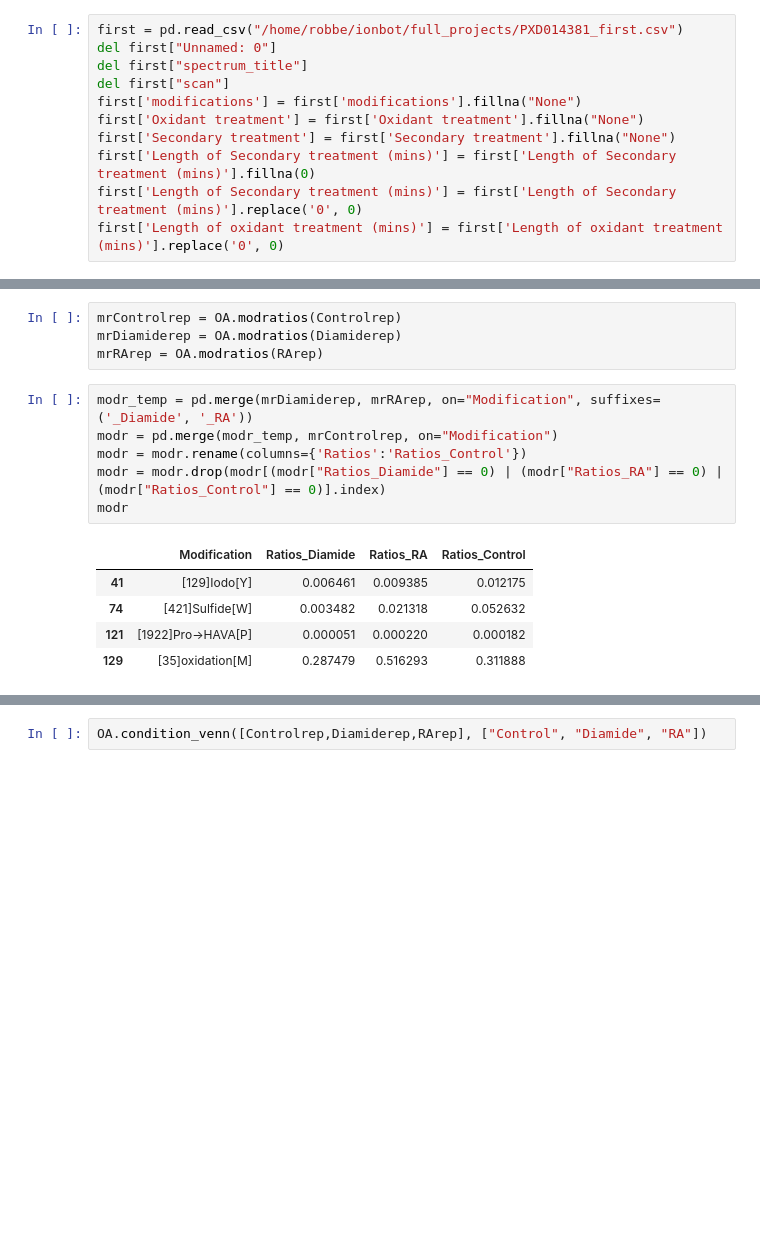
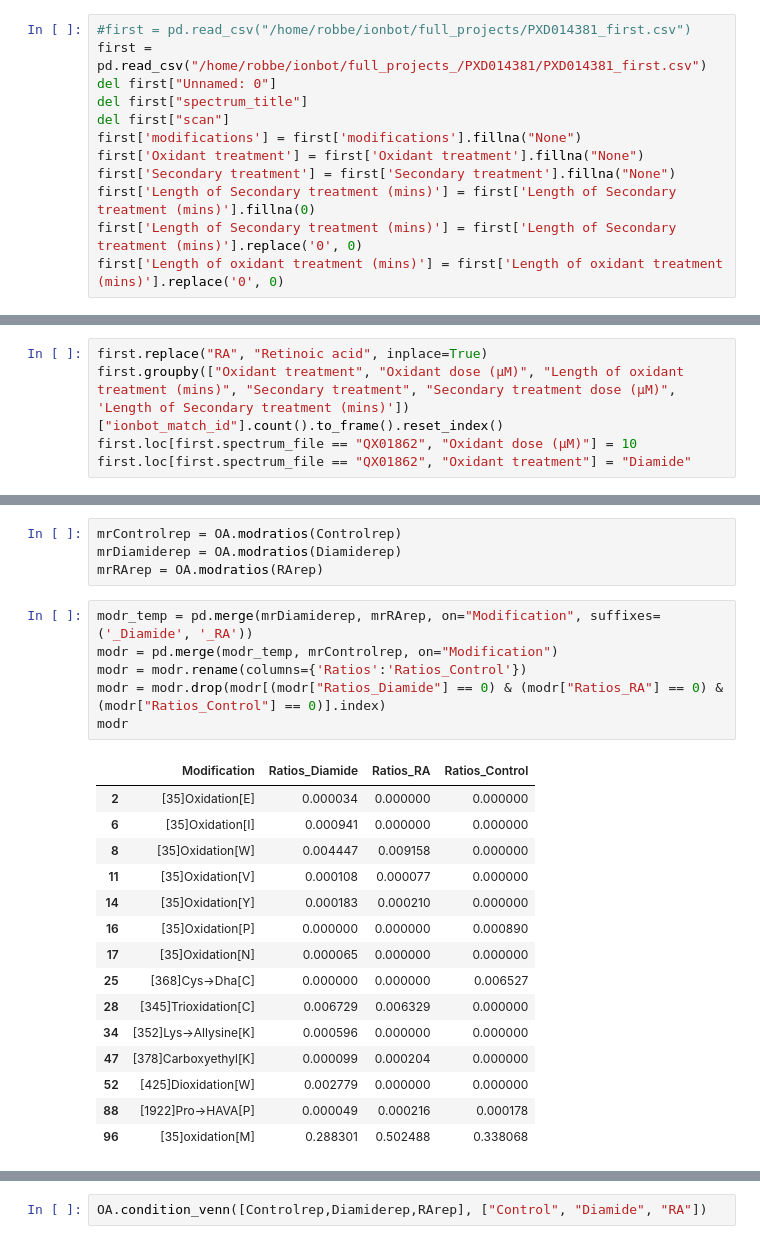
Before and after one commit to rodvrees/Master_Thesis, a Jupyter notebook: Project_analysis/PXD014381.ipynb, the cells around one changed output, grey strips where cells are left out. Cells and saved outputs as stored; diff of their text form; blank space fills up the shorter version.

```diff
--- a/Project_analysis/PXD014381.ipynb
+++ b/Project_analysis/PXD014381.ipynb
@@ -23,7 +23,8 @@ import warnings; warnings.simplefilter('ignore')
 # %% [markdown]
 # Analysis without LFQ data
 # %%
-first = pd.read_csv("/home/robbe/ionbot/full_projects/PXD014381_first.csv")
+#first = pd.read_csv("/home/robbe/ionbot/full_projects/PXD014381_first.csv")
+first = pd.read_csv("/home/robbe/ionbot/full_projects_/PXD014381/PXD014381_first.csv")
 del first["Unnamed: 0"]
 del first["spectrum_title"]
 del first["scan"]
@@ -56,3 +58,8 @@ first.groupby(["Oxidant treatment", "Oxidant dose (µM)", "Length of oxidant tre
+# %%
+first.replace("RA", "Retinoic acid", inplace=True)
+first.groupby(["Oxidant treatment", "Oxidant dose (µM)", "Length of oxidant treatment (mins)", "Secondary treatment", "Secondary treatment dose (µM)", 'Length of Secondary treatment (mins)'])["ionbot_match_id"].count().to_frame().reset_index()
+first.loc[first.spectrum_file == "QX01862", "Oxidant dose (µM)"] = 10
+first.loc[first.spectrum_file == "QX01862", "Oxidant treatment"] = "Diamide"
 # %% [markdown]
 ### Conditions that will be compared
 
@@ -92,15 +99,25 @@ mrRArep = OA.modratios(RArep)
 # %%
 modr_temp = pd.merge(mrDiamiderep, mrRArep, on="Modification", suffixes=('_Diamide', '_RA'))
 modr = pd.merge(modr_temp, mrControlrep, on="Modification")
 modr = modr.rename(columns={'Ratios':'Ratios_Control'})
-modr = modr.drop(modr[(modr["Ratios_Diamide"] == 0) | (modr["Ratios_RA"] == 0) | (modr["Ratios_Control"] == 0)].index)
+modr = modr.drop(modr[(modr["Ratios_Diamide"] == 0) & (modr["Ratios_RA"] == 0) & (modr["Ratios_Control"] == 0)].index)
 modr
 # %% [output]
 |  | Modification | Ratios_Diamide | Ratios_RA | Ratios_Control |
-| 41 | [129]Iodo[Y] | 0.006461 | 0.009385 | 0.012175 |
-| 74 | [421]Sulfide[W] | 0.003482 | 0.021318 | 0.052632 |
-| 121 | [1922]Pro->HAVA[P] | 0.000051 | 0.000220 | 0.000182 |
-| 129 | [35]oxidation[M] | 0.287479 | 0.516293 | 0.311888 |
+| 2 | [35]Oxidation[E] | 0.000034 | 0.000000 | 0.000000 |
+| 6 | [35]Oxidation[I] | 0.000941 | 0.000000 | 0.000000 |
+| 8 | [35]Oxidation[W] | 0.004447 | 0.009158 | 0.000000 |
+| 11 | [35]Oxidation[V] | 0.000108 | 0.000077 | 0.000000 |
+| 14 | [35]Oxidation[Y] | 0.000183 | 0.000210 | 0.000000 |
+| 16 | [35]Oxidation[P] | 0.000000 | 0.000000 | 0.000890 |
+| 17 | [35]Oxidation[N] | 0.000065 | 0.000000 | 0.000000 |
+| 25 | [368]Cys->Dha[C] | 0.000000 | 0.000000 | 0.006527 |
+| 28 | [345]Trioxidation[C] | 0.006729 | 0.006329 | 0.000000 |
+| 34 | [352]Lys->Allysine[K] | 0.000596 | 0.000000 | 0.000000 |
+| 47 | [378]Carboxyethyl[K] | 0.000099 | 0.000204 | 0.000000 |
+| 52 | [425]Dioxidation[W] | 0.002779 | 0.000000 | 0.000000 |
+| 88 | [1922]Pro->HAVA[P] | 0.000049 | 0.000216 | 0.000178 |
+| 96 | [35]oxidation[M] | 0.288301 | 0.502488 | 0.338068 |
 # %%
 y = modr["Modification"]
 xGlu = np.log10(modr['Ratios_Control']*1000000)
```
Also changed, not shown: parts of 35 cells of this notebook, 29 other files.
